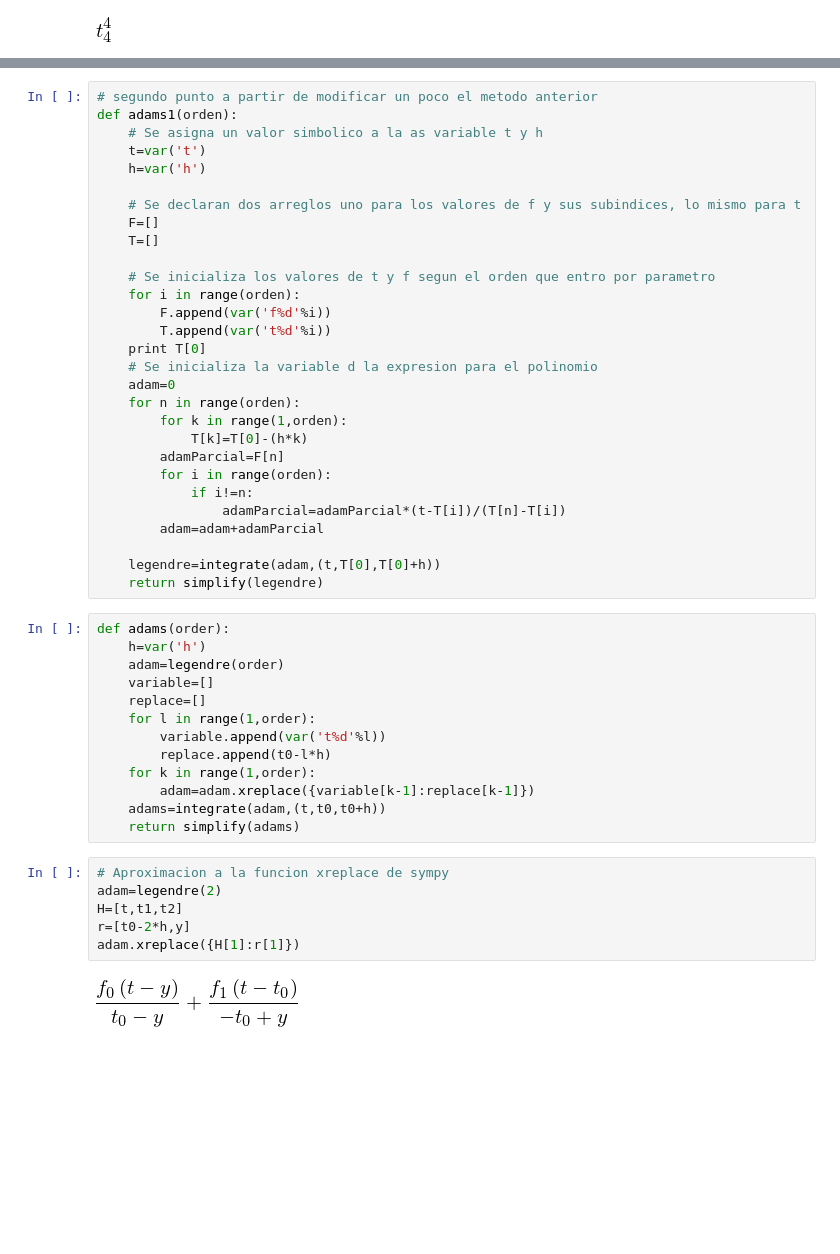
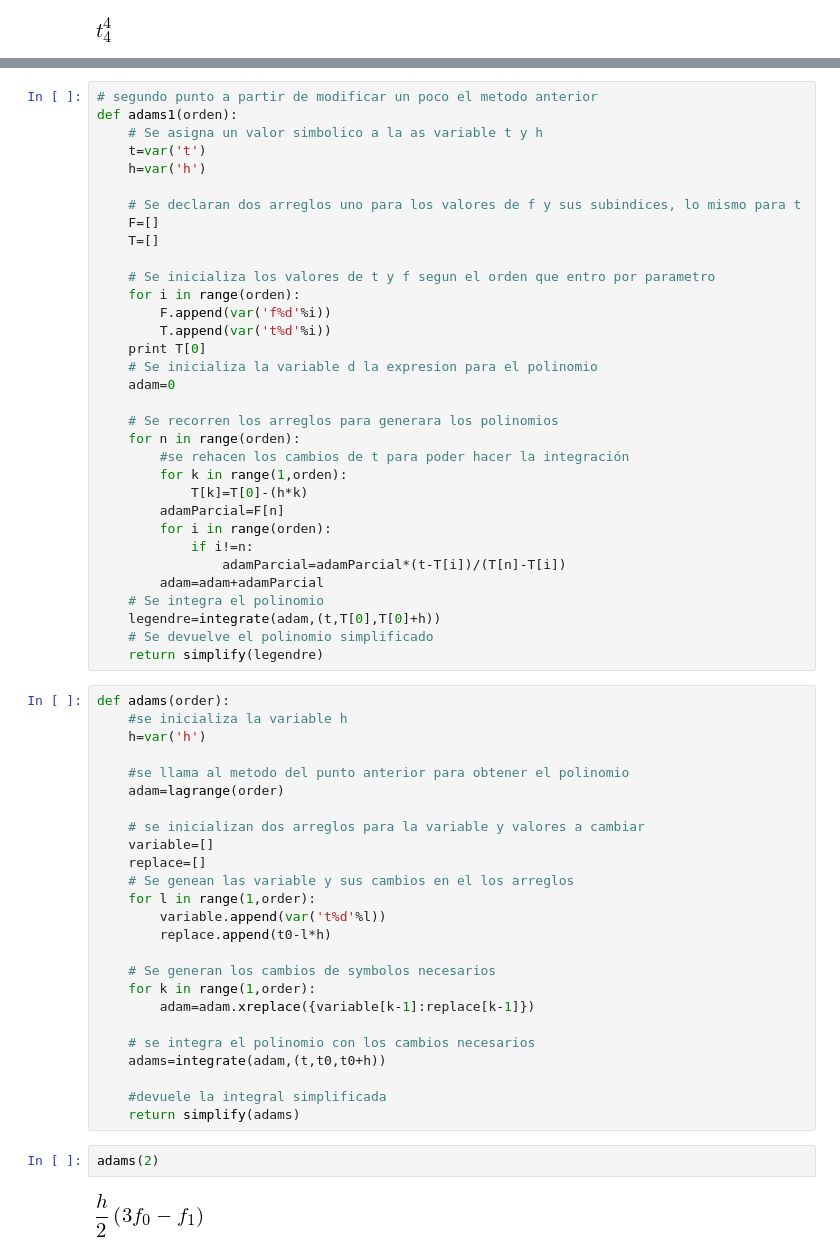
Before and after one commit to ArturoVelasquez/MC, a Jupyter notebook: HW6/Tarea_6.ipynb, the cells around one changed output, grey strips where cells are left out. Cells and saved outputs as stored; diff of their text form; blank space fills up the shorter version.

Commit message:
Primer punto listo y documentado

```diff
--- a/HW6/Tarea_6.ipynb
+++ b/HW6/Tarea_6.ipynb
@@ -68,7 +92,10 @@ def adams1(orden):
     print T[0]
     # Se inicializa la variable d la expresion para el polinomio
     adam=0
+
+    # Se recorren los arreglos para generara los polinomios
     for n in range(orden):
+        #se rehacen los cambios de t para poder hacer la integración
         for k in range(1,orden):
             T[k]=T[0]-(h*k)
         adamParcial=F[n]
@@ -76,30 +103,39 @@ def adams1(orden):
             if i!=n:
                 adamParcial=adamParcial*(t-T[i])/(T[n]-T[i])
         adam=adam+adamParcial
-
+    # Se integra el polinomio
     legendre=integrate(adam,(t,T[0],T[0]+h))
+    # Se devuelve el polinomio simplificado
     return simplify(legendre)
 # %%
 def adams(order):
+    #se inicializa la variable h
     h=var('h')
-    adam=legendre(order)
+
+    #se llama al metodo del punto anterior para obtener el polinomio
+    adam=lagrange(order)
+
+    # se inicializan dos arreglos para la variable y valores a cambiar
     variable=[]
     replace=[]
+    # Se genean las variable y sus cambios en el los arreglos
     for l in range(1,order):
         variable.append(var('t%d'%l))
         replace.append(t0-l*h)
+
+    # Se generan los cambios de symbolos necesarios
     for k in range(1,order):
         adam=adam.xreplace({variable[k-1]:replace[k-1]})
+
+    # se integra el polinomio con los cambios necesarios
     adams=integrate(adam,(t,t0,t0+h))
+
+    #devuele la integral simplificada
     return simplify(adams)
-# %%
-# Aproximacion a la funcion xreplace de sympy
-adam=legendre(2)
-H=[t,t1,t2]
-r=[t0-2*h,y]
-adam.xreplace({H[1]:r[1]})
-# %% [output]
-[figure, removed]
+# %%
+adams(2)
+# %% [output]
+[figure, added]
 # %%
 adams(3)
 # %% [output]
```
Also changed, not shown: parts of 26 cells of this notebook.
